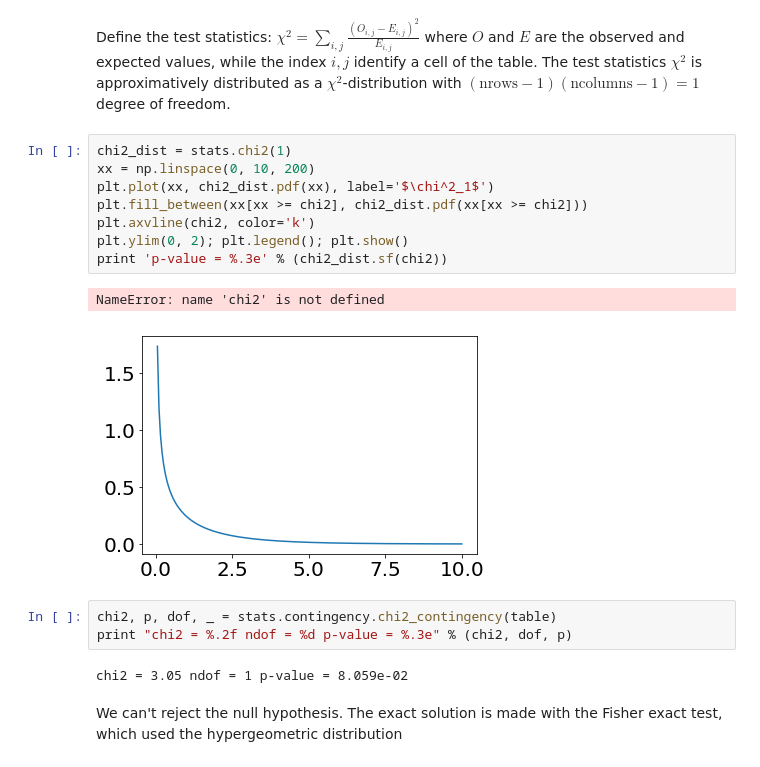
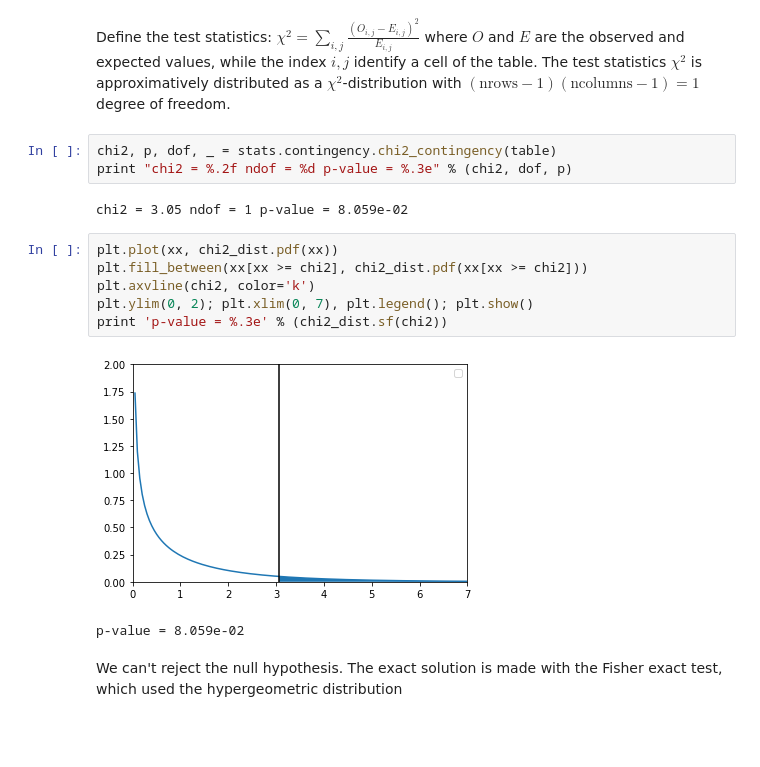
Before and after one commit to wiso/StatisticsLectures, a Jupyter notebook: Lecture1.ipynb, the cells around one changed output. Saved outputs shown, nothing was run; the diff lists cells and outputs as text; blank space fills up the shorter version.

```diff
--- a/Lecture1.ipynb
+++ b/Lecture1.ipynb
@@ -767,22 +767,20 @@ pd.DataFrame(stats.contingency.expected_freq(table), columns=['day1', 'day2'], i
 | no | 470.0 | 470.0 |
 # %% [markdown]
 Define the test statistics: $\chi^2 = \sum_{i,j}\frac{(O_{i,j}-E_{i,j})^2}{E_{i,j}}$ where $O$ and $E$ are the observed and expected values, while the index $i,j$ identify a cell of the table. The test statistics $\chi^2$ is approximatively distributed as a $\chi^2$-distribution with $(\text{nrows} - 1)(\text{ncolumns} - 1)=1$ degree of freedom.
-# %%
-chi2_dist = stats.chi2(1)
-xx = np.linspace(0, 10, 200)
-plt.plot(xx, chi2_dist.pdf(xx), label='$\chi^2_1$')
-plt.fill_between(xx[xx >= chi2], chi2_dist.pdf(xx[xx >= chi2]))
-plt.axvline(chi2, color='k')
-plt.ylim(0, 2); plt.legend(); plt.show()
-print 'p-value = %.3e' % (chi2_dist.sf(chi2))
-# %% [output]
-NameError: name 'chi2' is not defined
-[figure, removed]
 # %%
 chi2, p, dof, _ = stats.contingency.chi2_contingency(table)
 print "chi2 = %.2f ndof = %d p-value = %.3e" % (chi2, dof, p)
 # %% [output]
 chi2 = 3.05 ndof = 1 p-value = 8.059e-02
+# %%
+plt.plot(xx, chi2_dist.pdf(xx))
+plt.fill_between(xx[xx >= chi2], chi2_dist.pdf(xx[xx >= chi2]))
+plt.axvline(chi2, color='k')
+plt.ylim(0, 2); plt.xlim(0, 7), plt.legend(); plt.show()
+print 'p-value = %.3e' % (chi2_dist.sf(chi2))
+# %% [output]
+[figure, added]
+p-value = 8.059e-02
 # %% [markdown]
 We can't reject the null hypothesis. The exact solution is made with the Fisher exact test, which used the hypergeometric distribution
 # %%
```
Also changed, not shown: 3 other files.
